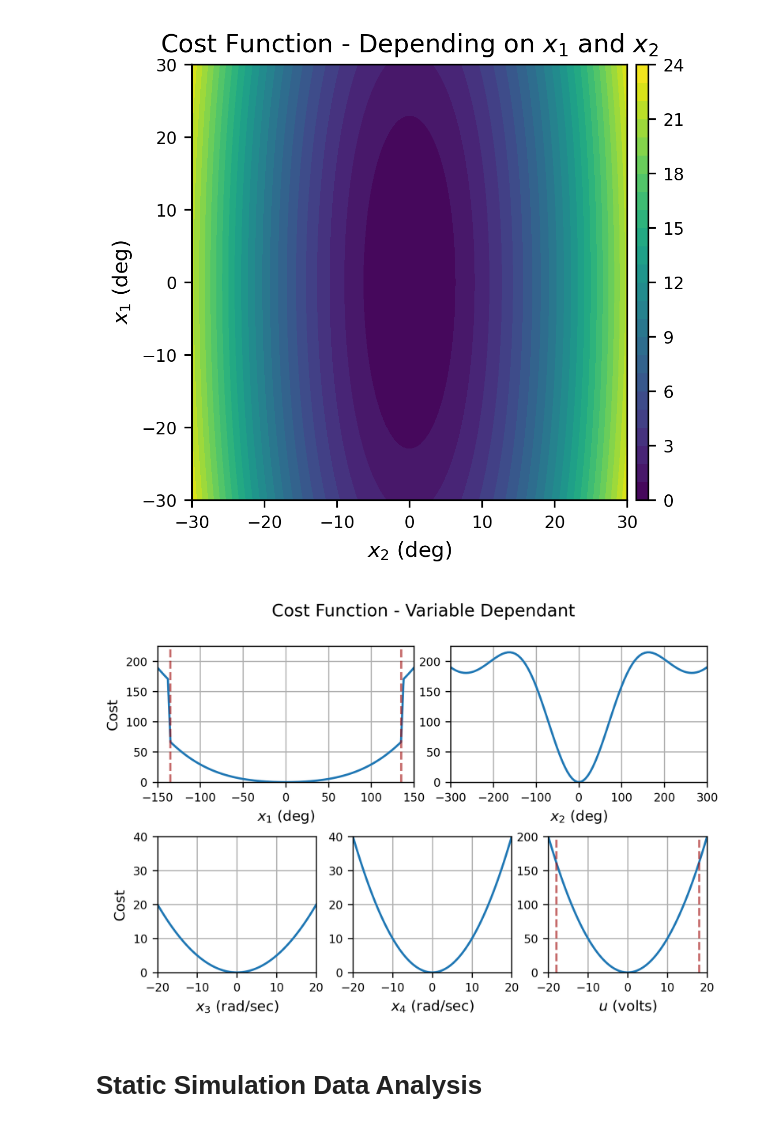
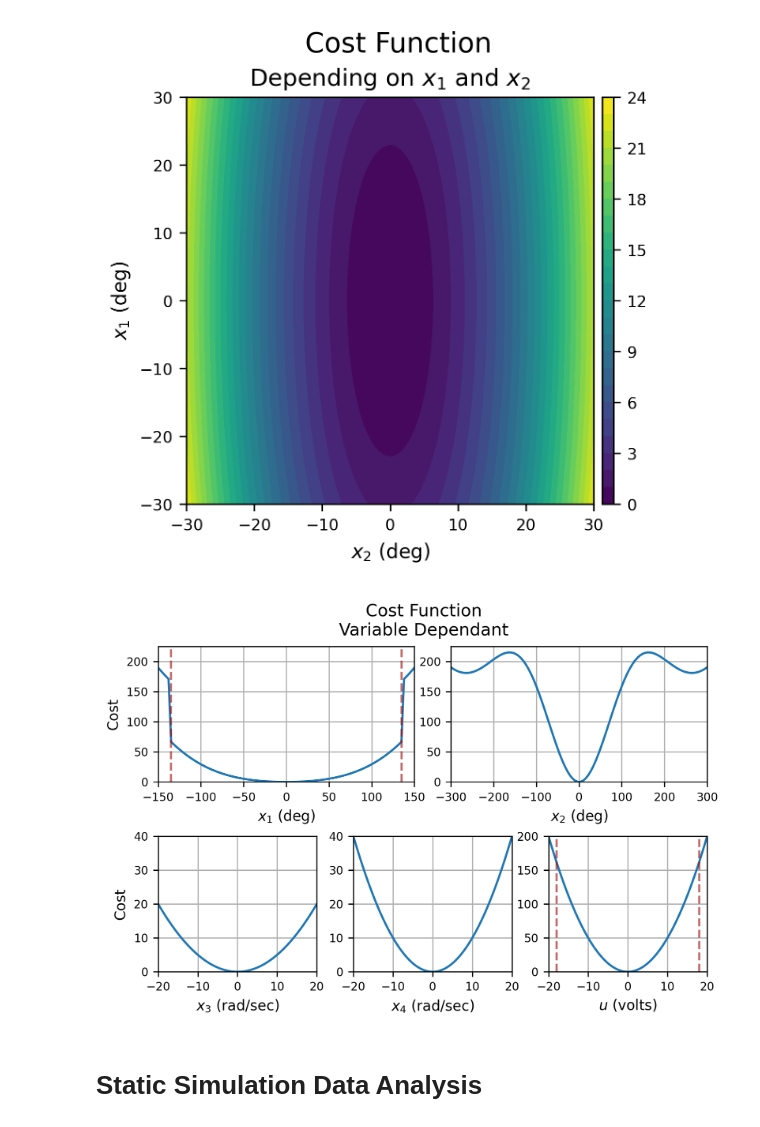
Before and after one commit to almondthief/rotary, a Jupyter notebook: Plots.ipynb, the cells around one changed output. Cells and saved outputs as stored; diff of their text form; code cells hidden in the pictures.

```diff
--- a/Plots.ipynb
+++ b/Plots.ipynb
@@ -0,0 +10,3 @@
+# %%
+graph_title = True
+save_graph = False
@@ -308,39 +379,40 @@ level_def = np.arange(0, max_int+1, 1, dtype= np.int32)
 # contour plot
 ax = plt.subplot(gs1[0, 0])
 ax.set_aspect(aspect=1)
 cp = ax.contourf(np.rad2deg(x2), np.rad2deg(x1), Z, levels = level_def, vmin = 0, vmax = max_int)
 
 # colour bars
 ax_cp = plt.subplot(gs1[0, 1])
 col = plt.colorbar(cp, cax = ax_cp)
 
 # labels
-ax.set_title(r'Cost Function - Depending on $x_1$ and $x_2$', size = 12)
 ax.set_xlabel(r'$x_2$ (deg)', size = 10)
 ax.set_ylabel(r'$x_1$ (deg)', size = 10)
 
-# axis limits
-#ax.set_xticks(np.linspace(np.min(np.rad2deg(x2)), np.max(np.rad2deg(x2)), 7, dtype = np.int32))
-#ax.set_yticks(np.linspace(np.min(np.rad2deg(x1)), np.max(np.rad2deg(x1)), 7, dtype = np.int32))
+if graph_title:
+    fig.suptitle('Cost Function', size = 14)
+    ax.set_title(r'Depending on $x_1$ and $x_2$', size = 12)
 
 # axis font size
 ax.tick_params(axis='both', labelsize=8)
 ax_cp.tick_params(axis='both', labelsize=8)
 
 # adjust colour plot to be same length
 contour_size = ax.get_position().get_points()
 cb_size = ax_cp.get_position().get_points()
 cb_size[0, 1] = contour_size[0, 1]
 cb_size[1, 1] = contour_size[1, 1]
 cb_size[0, 0] = contour_size[1, 0] + 0.015
 cb_size[1, 0] = cb_size[0, 0] + 0.02
 ax_cp.set_position(Bbox(cb_size))
 
 # save and show
-plt.savefig('closecostfun.png', bbox_inches='tight')
+if save_graph:
+    plt.savefig('closecostfun.png', bbox_inches='tight')
+
 plt.show()
 # %% [output]
-[figure, old version]
+[figure, new version]
 # %%
 # graph values
 theta_vals = np.linspace(-150, 150, 100)
@@ -421,13 +493,16 @@ ax3.tick_params(axis='both', labelsize=8)
 ax4.tick_params(axis='both', labelsize=8)
 ax5.tick_params(axis='both', labelsize=8)
 
-fig.suptitle('Cost Function - Variable Dependant', size = 12)
+if graph_title:
+    fig.suptitle('Cost Function\nVariable Dependant', size = 12)
 
 # save and show
-plt.savefig('costvar.png', bbox_inches='tight')
+if save_graph:
+    plt.savefig('costvar.png', bbox_inches='tight')
+
 plt.show()
 # %% [output]
-[figure, old version]
+[figure, new version]
 # %% [markdown]
 # Static Simulation Data Analysis
 # %%
```
Also changed, not shown: parts of 28 cells of this notebook.
